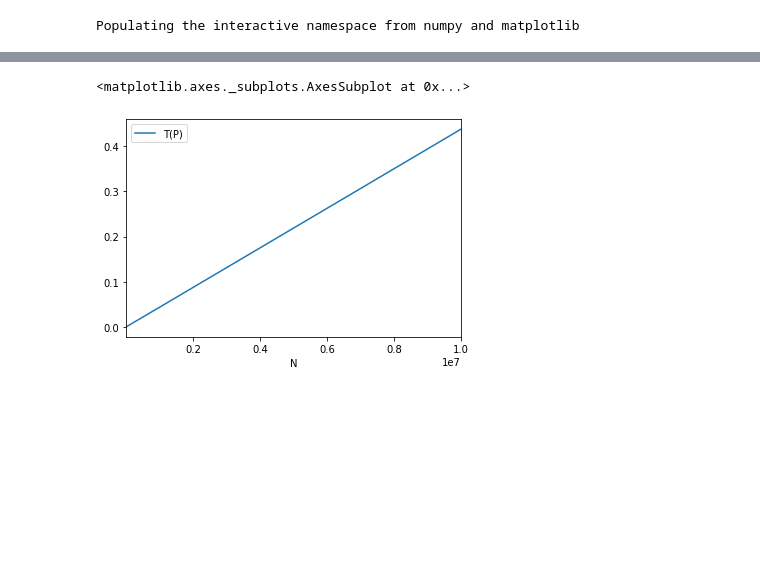
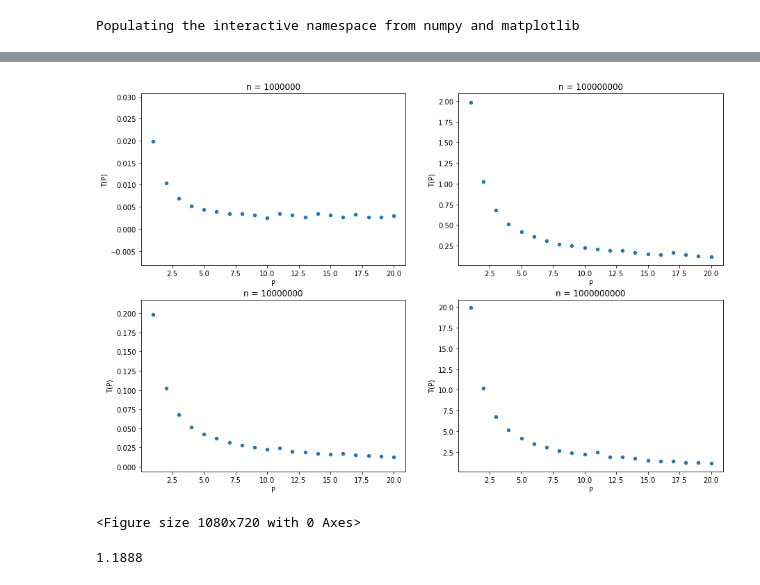
Before and after one commit to earendil94/FHPC_2019-2020, a Jupyter notebook: Assignements/fhpc_notebook_eq.ipynb, the cells around one changed output, grey strips where cells are left out. Cells and saved outputs as stored; diff of their text form; code cells hidden in the pictures; blank space fills up the shorter version.

Commit message:
Strong scaling test works! Parallel Overhead data not so good. Weak scaling test in the making

```diff
--- a/Assignements/fhpc_notebook_eq.ipynb
+++ b/Assignements/fhpc_notebook_eq.ipynb
@@ -29,14 +31,45 @@ for i in n:
-# %%
-#Plotting actual runtime of the MonteCarlo Pi parallel algorithm
-import pandas
-
-df = pandas.read_csv('pi.csv',
-                     delimiter=";",
-                    names=['P', 'T(P)','N'])
-
-#print(df)
-df.plot(x = 'N', y = 'T(P)', kind = 'line')
-df.plot(x = 'N', y = 'T(P)', kind = 'line')
-# %% [output]
-<matplotlib.axes._subplots.AxesSubplot at 0x...>
-[figure, removed]
+# %%
+#Strong scaling plots
+import pandas
+
+df = pandas.read_csv('mpi-pi.csv',
+                     delimiter=";",
+                     float_precision='round_trip',
+                    names=['Rank', 'P', 'T(P)','N'])
+
+#print(df)
+#We extract the maximum walltime for every P for a fixed N
+idx = df.groupby(['N','P'])['T(P)'].transform(max) == df['T(P)']
+strong_df = df[idx]
+
+#print(strong_df)
+
+
+counter = 0
+fh, axes = subplots(nrows=2, ncols=2)
+fh = figure(figsize=(15,10))
+fh.suptitle("Strong Scaling")
+for i in strong_df.N.unique():
+    #ax = fh.add_subplot(2,2,counter)
+    k_df = strong_df.loc[strong_df['N'] == i]
+    k_df = k_df.astype(float)
+    k_df.plot(figsize=(15,10), x = 'P', y = 'T(P)', kind='scatter', title="n = " + str(i), ax=axes[counter%2, counter//2])
+    counter += 1
+
+    #plt = k_df.plot(x = 'P', y = 'T(P)', kind='scatter', title="n = " + str(i))
+    #counter += 1
+    #savefig("plt.pdf")
+#savefig("plt.png")
+# %% [output]
+[figure, added]
+<Figure size 1080x720 with 0 Axes>
+# %%
+#Parallel overhead estimation for 1 processor, different values of n
+usr_serial = np.array([0.003,0.021,0.197,1.966,19.665])
+usr_paral = np.array([1.147,1.172,1.342,3.124,21.011])
+usr_diff = usr_paral - usr_serial
+
+usr_diff
+mean(usr_diff)
+# %% [output]
+1.1888
```
Also changed, not shown: parts of 2 cells of this notebook, 6 other files.
